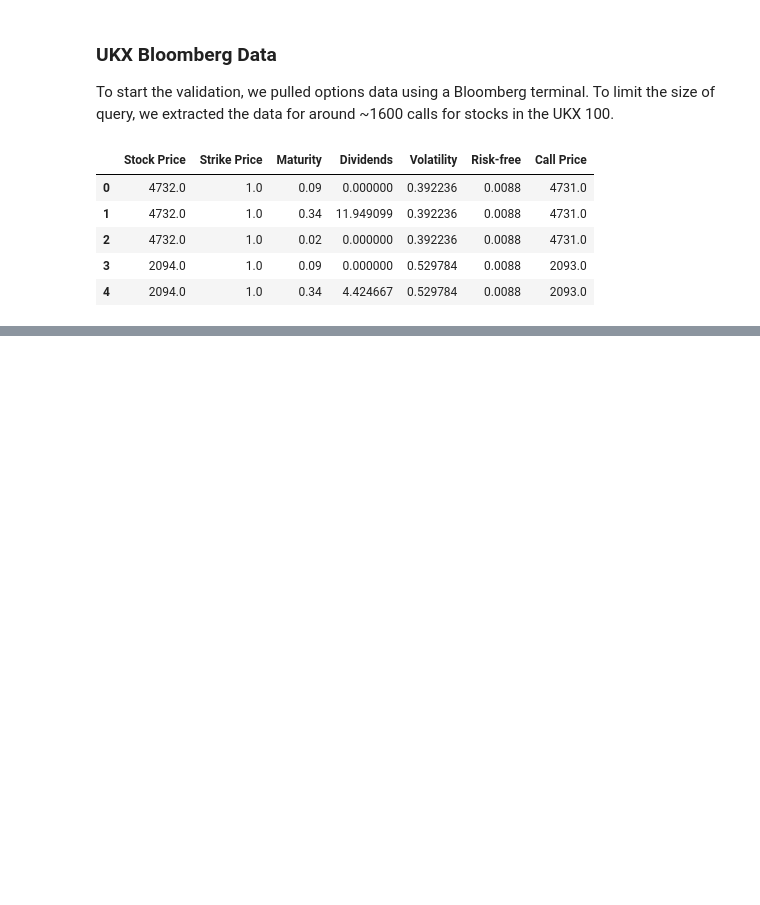
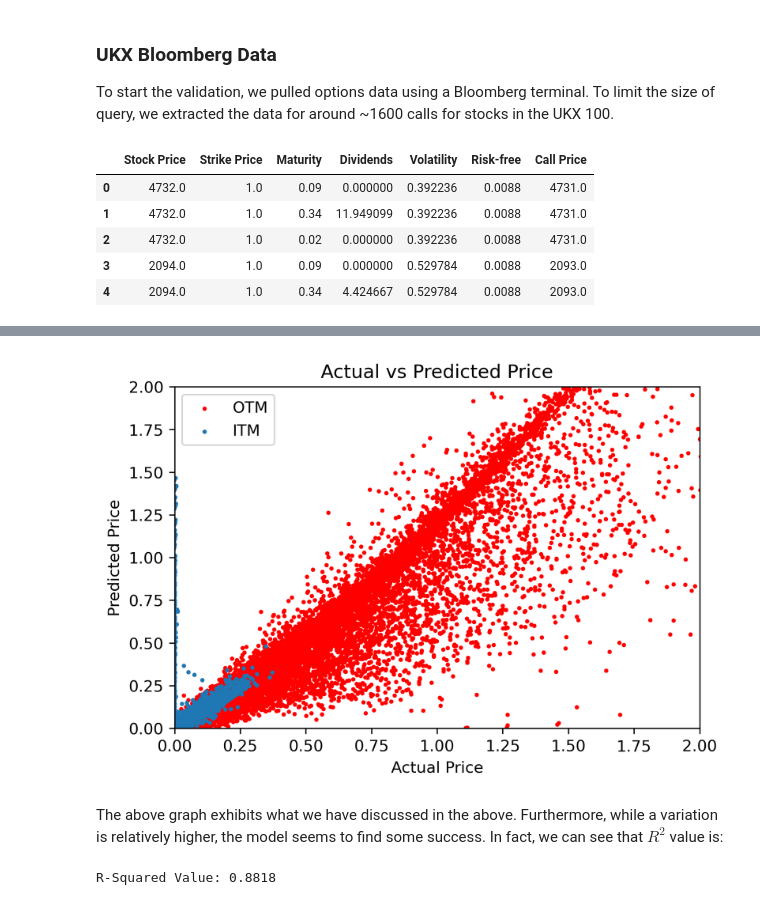
Before and after one commit to samuellee19/CSCI145_Option_Pricing, a Jupyter notebook: BS_Model_draft.ipynb, the cells around one changed output, grey strips where cells are left out. Cells and saved outputs as stored; diff of their text form; code cells hidden in the pictures; blank space fills up the shorter version.

```diff
--- a/BS_Model_draft.ipynb
+++ b/BS_Model_draft.ipynb
@@ -368,0 +362,7 @@ Certain pricing schemes in finance may be non-linear (such as Black-Scholes) and
+# %%
+snp = pd.read_csv('data/SNP.csv')
+snp= snp.dropna()
+snp["Stock Price"] = snp["Stock Price"]/snp["Strike Price"]
+snp["Call Price"] = snp["Call Price"]/snp["Strike Price"]
+snp["Strike Price"] = snp["Strike Price"]/snp["Strike Price"]
+snp.head()
@@ -368,0 +391,23 @@ Certain pricing schemes in finance may be non-linear (such as Black-Scholes) and
+# %%
+X_snp_itm = snp[snp['Strike Price'] >= snp['Stock Price']]
+X_snp_otm = snp[snp['Strike Price'] < snp['Stock Price']]
+Y_snp_itm = X_snp_itm['Call Price']
+Y_snp_otm = X_snp_otm['Call Price']
+preds = mlp.predict(X_snp_itm.drop('Call Price', axis=1))
+plt.scatter(mlp.predict(X_snp_otm.drop('Call Price', axis=1)), Y_snp_otm, c='r', s=3)
+plt.scatter( mlp.predict(X_snp_itm.drop('Call Price', axis=1)), Y_snp_itm, s=3)
+plt.ylabel("Predicted Price")
+plt.xlabel("Actual Price")
+plt.title("Actual vs Predicted Price")
+plt.xlim(0, 2)
+plt.ylim(0, 2)
+plt.legend(['OTM', 'ITM'])
+plt.show()
+# %% [output]
+[figure, added]
+# %% [markdown]
+The above graph exhibits what we have discussed in the above. Furthermore, while a variation is relatively higher, the model seems to find some success. In fact, we can see that $R^2$ value is:
+# %%
+print("R-Squared Value: %.4f" %r2_score(Y_snp, preds_snp))
+# %% [output]
+R-Squared Value: 0.8818
```
Also changed, not shown: parts of 88 cells of this notebook, 3 other files.
